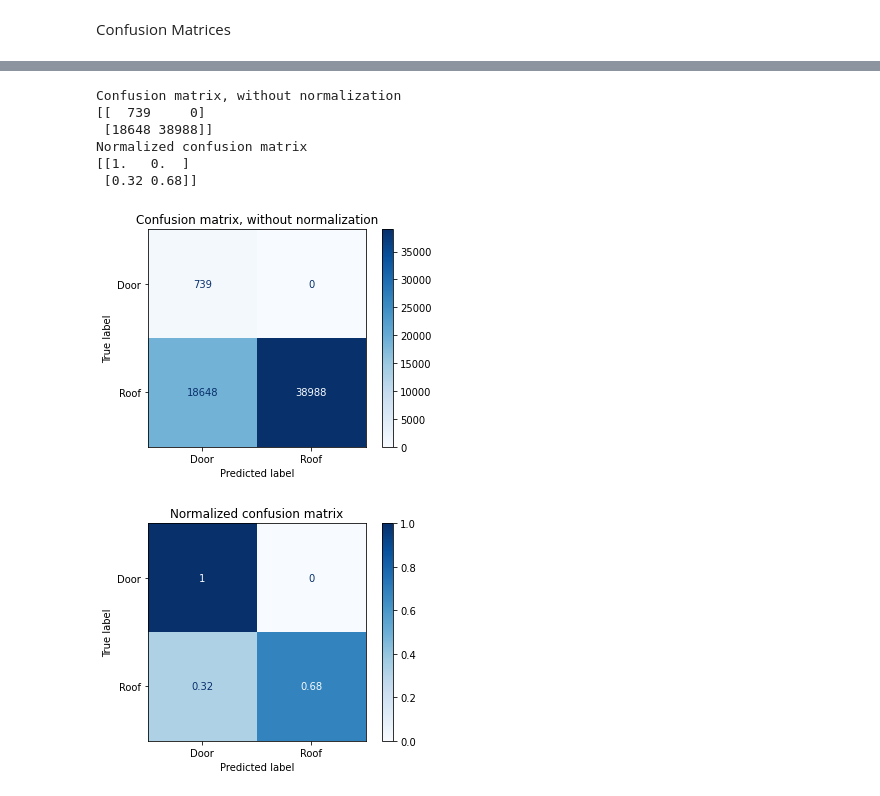
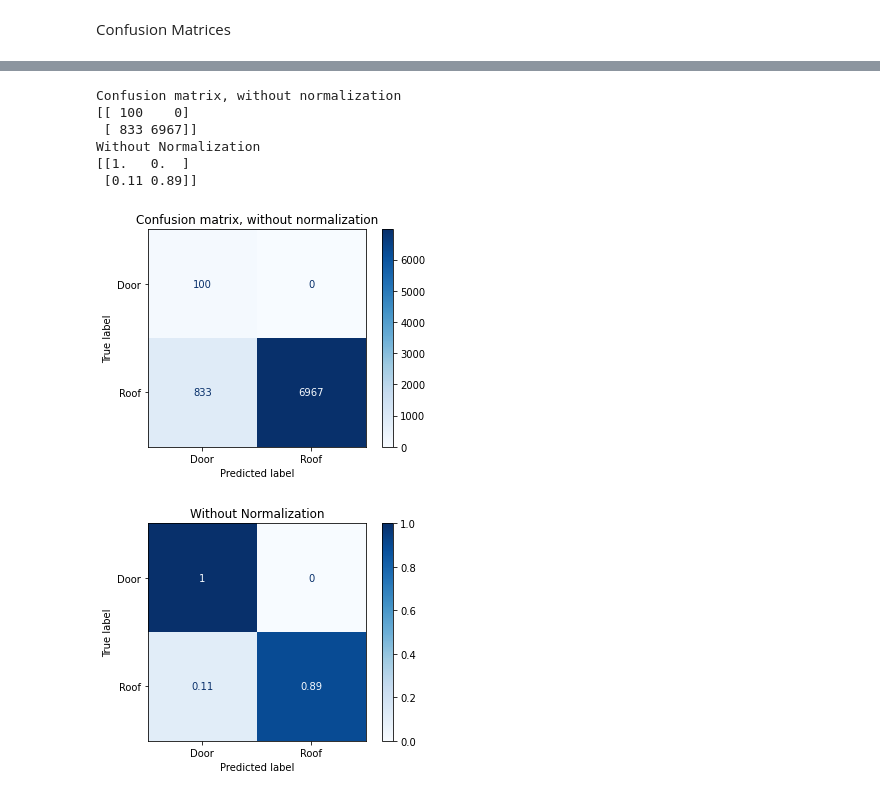
Before and after one commit to meishinlee/Building-Feature-Classification, a Jupyter notebook: Roof vs Door/SVM Final.ipynb, the cells around one changed output, grey strips where cells are left out. Drawn from its saved outputs; the diff is of its cells as text; code cells hidden in the pictures.

Commit message:
Normalization test

```diff
--- a/Roof vs Door/SVM Final.ipynb
+++ b/Roof vs Door/SVM Final.ipynb
@@ -85,11 +85,11 @@ x = xOld
 Train/Test Split
 # %%
 #Train/Test Split
-#x_scaled = preprocessing.scale(x)
-x_scaled = x
+x_scaled = preprocessing.scale(x)
+#x_scaled = x #without normalization
 x_train, x_test, y_train, y_test = train_test_split(x_scaled, y, test_size = 0.25, train_size = 0.75)
 
-#print(x_train)
+print(x_train)
 #Making sure that
 y_train=y_train.astype('str')
 y_test = y_test.astype('str')
@@ -102,11 +115,19 @@ Read CSV #2 - building_02_roof_doors.csv
 # %%
 #Reading CSV File #2, Building_0000001 txt
 df_a =  pd.read_csv('building_02_roof_doors.csv',sep = ',').drop("R",axis=1).drop("G",axis=1).drop("B",axis=1).drop("Point_Source_ID",axis=1)#,header = 0,names = ['X','Y','Z','Scan_Angle_Rank','Flightline_Edge','Scan_Direction','Number_of_Returns','Return_Number','Time','Intensity','Classification','Type'])
-df_a1 = df_a.dropna()
-df_a2 = df_a1.values
+from sklearn.utils import resample
+df_majority_a1 = df[df.Type == 'roof']
+df_minority_a1 = df[df.Type == 'door']
+df_majority_downsampled_a1 = resample(df_majority_a1, replace = False, n_samples = 7800, random_state=123)
+df_minority_upsampled_a1 = resample(df_minority_a1, replace = True, n_samples = 100, random_state=123)
+df_downsampled_a1 = pd.concat([df_majority_downsampled_a1, df_minority_upsampled_a1])
+x1Old = df_downsampled_a1.drop('Type', axis = 1)
+y1 = df_downsampled_a1.Type
+#df_a1 = df_a.dropna()
+#df_a2 = df_a1.values
 #print(df_a)
 #df_a.info()
-print(df_a.Type.value_counts())
+print(df_downsampled_a1.Type.value_counts())
 #print(df_a['Z'])
 '''
 #Reading CSV File #2, Building_0000001 txt
@@ -122,14 +143,14 @@ Name: Type, dtype: int64
 # %%
 #Normalizing two other data sets
 #For building 000001
-x1Old = df_a2[:, :11]
-y1 = df_a2[:, 11]
+#x1Old = df_a2[:, :11]
+#y1 = df_a2[:, 11]
 
 scaler = preprocessing.StandardScaler().fit(x1Old)
 x1 = scaler.transform(x1Old)
-x1 = x1Old
-
-print(x1)
+#x1 = x1Old #without normalization
+print(y1.shape)
+print(x1.shape)
 '''
 #For building 000002
 x2Old = df_b2[:, :14]
@@ -185,7 +215,7 @@ KernelInterrupted: Execution interrupted by the Jupyter kernel.
 # %%
 #SVM - POLYNOMIAL
 from sklearn import svm
-cVals = [0.01, 0.1, 1, 10, 100]
+cVals = [0.001,0.01, 0.1, 1, 10, 100]
 
 acc_train_svm_poly = []
 acc_test_svm_poly = []
@@ -341,31 +402,31 @@ Normalized confusion matrix
 # %%
 np.set_printoptions(precision=2)
 class_names = ['Door','Roof']
-classifier = svm.SVC(probability = False, kernel = 'linear', C = 1).fit(x_train, y_train)
+classifier = svm.SVC(probability = False, kernel = 'poly', C = 1).fit(x_train, y_train)
 
 # Plot non-normalized confusion matrix
 titles_options = [("Confusion matrix, without normalization", None),
-                  ("Normalized confusion matrix", 'true')]
+                  ("Without Normalization", 'true')]
 for title, normalize in titles_options:
     disp = plot_confusion_matrix(classifier, x1, y1,
                                  display_labels=class_names,
                                  cmap=plt.cm.Blues,
                                  normalize=normalize)
     disp.ax_.set_title(title)
 
     print(title)
     print(disp.confusion_matrix)
 
 plt.show()
 # %% [output]
 Confusion matrix, without normalization
-[[  739     0]
- [18648 38988]]
-Normalized confusion matrix
+[[ 100    0]
+ [ 833 6967]]
+Without Normalization
 [[1.   0.  ]
- [0.32 0.68]]
+ [0.11 0.89]]
-[figure, old version]
+[figure, new version]
-[figure, old version]
+[figure, new version]
 # %% [markdown]
 <a style='text-decoration:none;line-height:16px;display:flex;color:#5B5B62;padding:10px;justify-content:end;' href='https://deepnote.com?utm_source=created-in-deepnote-cell&projectId=22ec9222-3a33-4967-8b6b-eec8dcc0f029' target="_blank">
 <img alt='Created in deepnote.com' style='display:inline;max-height:16px;margin:0px;margin-right:7.5px;' src='embedded-picture-1' > </img>
```
Also changed, not shown: parts of 9 cells of this notebook, 5 other files.
